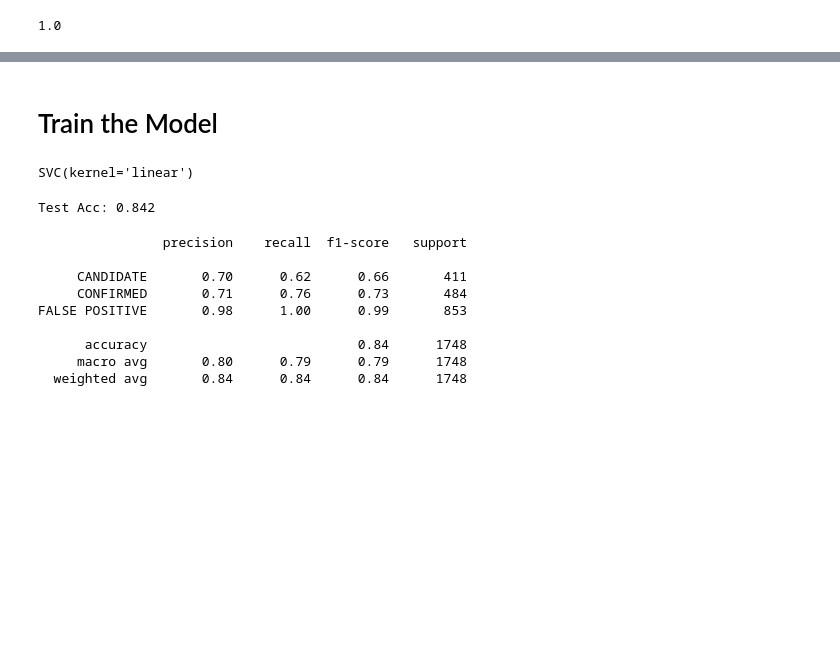
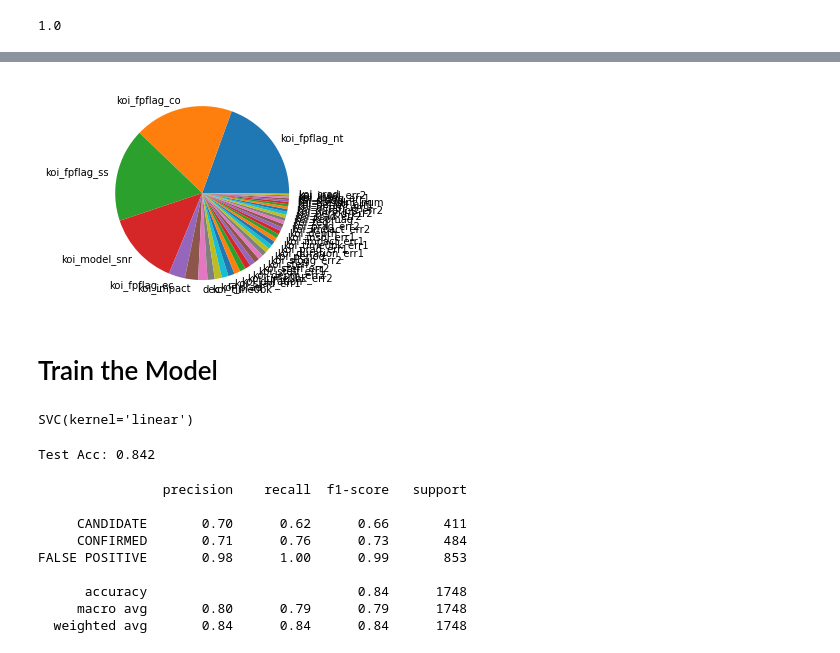
Before and after one commit to yang5hi/machine-learning-basics, a Jupyter notebook: svm_model/svm_model.ipynb, the cells around one changed output, grey strips where cells are left out. Cells and saved outputs as stored; diff of their text form; code cells hidden in the pictures; blank space fills up the shorter version.

```diff
--- a/svm_model/svm_model.ipynb
+++ b/svm_model/svm_model.ipynb
@@ -163,3 +173,9 @@ clf_ranked_feature[:10]
+# %%
+import matplotlib.pyplot as plt
+plt.pie([a[0] for a in clf_feature_importance],labels=clf_ranked_feature)
+plt.show()
+# %% [output]
+[figure, added]
 # %% [markdown]
 # Train the Model
 # %%
```
Also changed, not shown: parts of 6 cells of this notebook, 2 other files.
